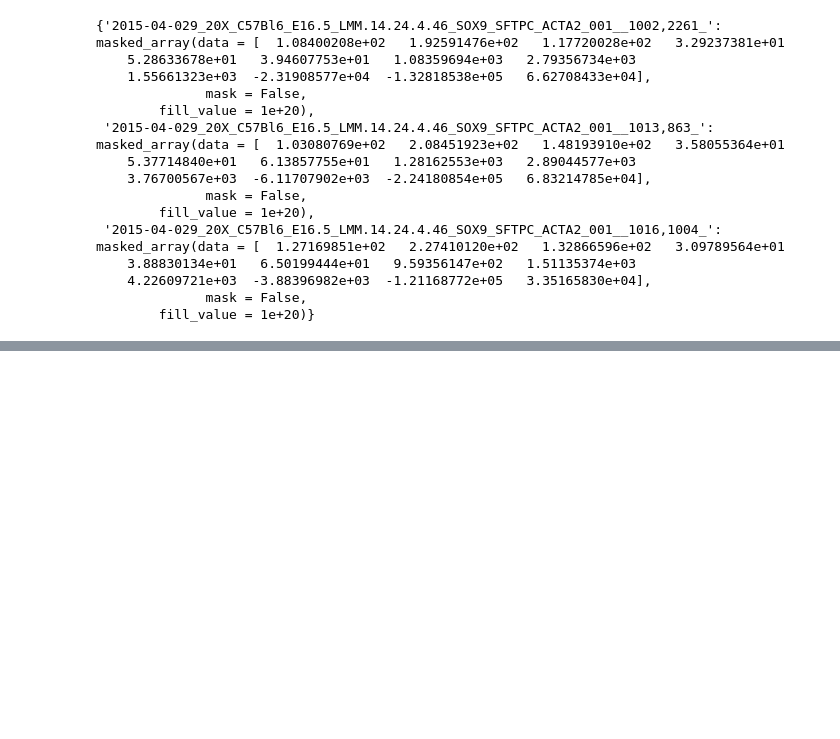
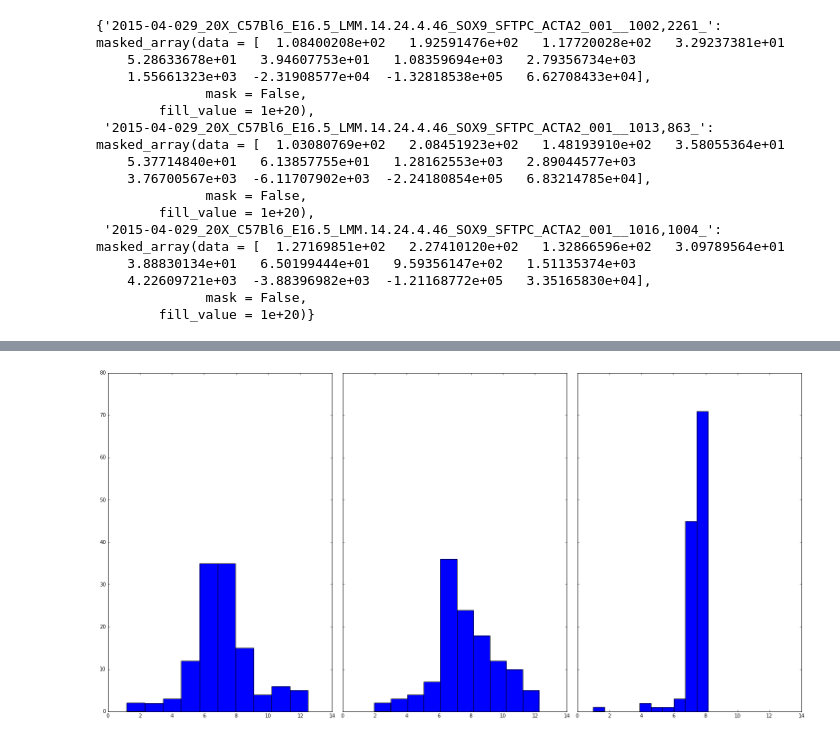
Before and after one commit to duke-lungmap-team/dlt-scratch, a Jupyter notebook: Notebooks/FeatureEngineering.ipynb, the cells around one changed output, grey strips where cells are left out. Cells and saved outputs as stored; diff of their text form; code cells hidden in the pictures; blank space fills up the shorter version.

```diff
--- a/Notebooks/FeatureEngineering.ipynb
+++ b/Notebooks/FeatureEngineering.ipynb
@@ -126,0 +479,32 @@ image_features
+# %%
+# exclude almost totally black images (images with negative entropy)
+# negative acinar tubules
+b = image_features_neg
+b_list = []
+for key, value in b.items():
+    temp = [key,value]
+    b_list.append(temp)
+
+b_r = []
+for j in range(len(b_list)):
+    if b_list[j][1][0]>0:
+        b_r.append(b_list[j][1][0])
+
+b_g = []
+for j in range(len(b_list)):
+    if b_list[j][1][1]>0:
+        b_g.append(b_list[j][1][1])
+
+b_b = []
+for j in range(len(b_list)):
+    if b_list[j][1][2]>0:
+        b_b.append(b_list[j][1][2])
+# %%
+fig, axes = plt.subplots(1, 3, figsize=(20, 10), sharex=True, sharey=True,
+                         subplot_kw={'adjustable': 'box-forced'})
+axes[0].hist(b_r)
+axes[1].hist(b_g)
+axes[2].hist(b_b)
+plt.tight_layout()
+# %% [output]
+[figure, added]
```
Also changed, not shown: parts of 13 cells of this notebook.
